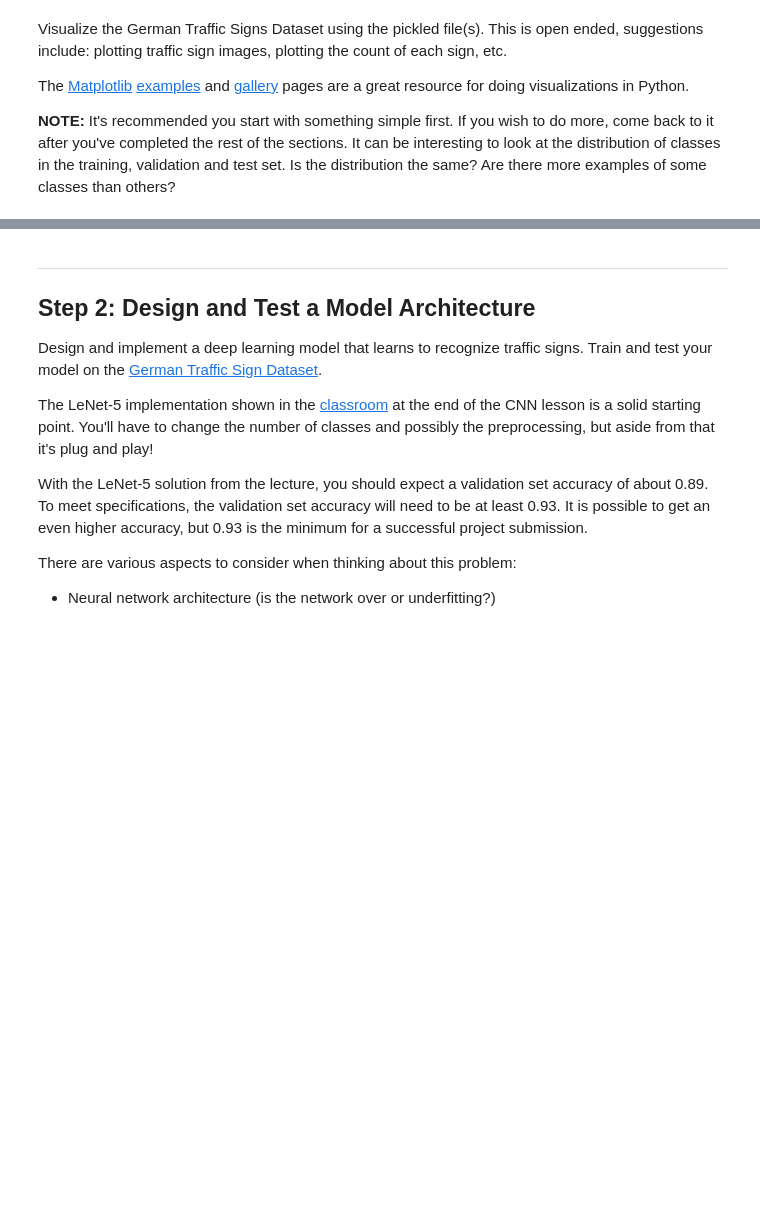
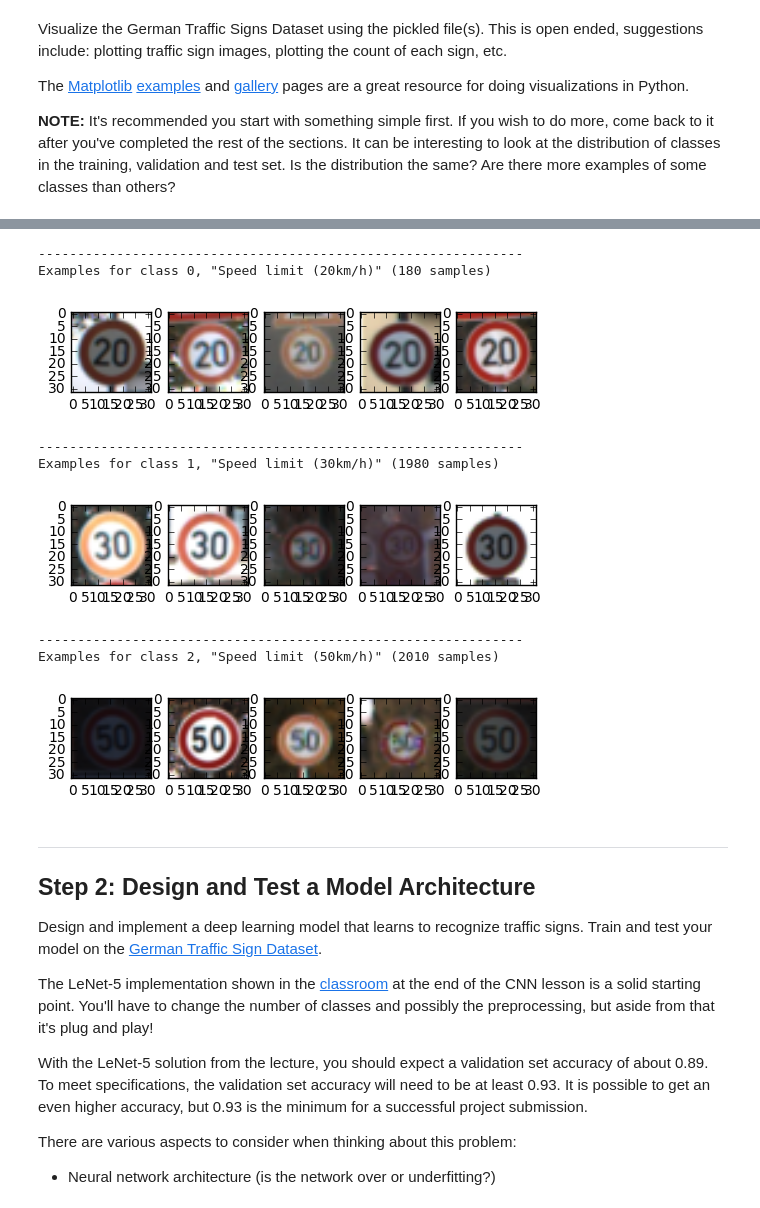
Before and after one commit to BernhardSchlegel/CarND-Traffic-Sign-Classifier-Project, a Jupyter notebook: Traffic_Sign_Classifier.ipynb, the cells around one changed output, grey strips where cells are left out. Cells and saved outputs as stored; diff of their text form; code cells hidden in the pictures; blank space fills up the shorter version.

```diff
--- a/Traffic_Sign_Classifier.ipynb
+++ b/Traffic_Sign_Classifier.ipynb
@@ -39,6 +39,20 @@ The [rubric](https://review.udacity.com/#!/rubrics/481/view) contains "Stand Out
 ### If you're on a GPU system
 - Install GPU support as described [here](https://www.tensorflow.org/install/#optional_install_cuda_gpus_on_linux)
 - Execute `pip install tensorflow-gpu`
+# %%
+import time
+# define Log function
+def log(text):
+    log(time.strftime('%Y.%m.%d, %H:%M:%S') + ': ' + text)
+
+def ping():
+    return datetime.datetime.now()
+
+def pong(dt):
+    now = datetime.datetime.now()
+    diff = now - dt
+    ms = round(diff.total_seconds()*1000)
+    return ms
 # %% [markdown]
 ---
 ## Step 0: Load The Data
@@ -119,6 +132,11 @@ Visualize the German Traffic Signs Dataset using the pickled file(s). This is op
 The [Matplotlib](http://matplotlib.org/) [examples](http://matplotlib.org/examples/index.html) and [gallery](http://matplotlib.org/gallery.html) pages are a great resource for doing visualizations in Python.
 
 **NOTE:** It's recommended you start with something simple first. If you wish to do more, come back to it after you've completed the rest of the sections. It can be interesting to look at the distribution of classes in the training, validation and test set. Is the distribution the same? Are there more examples of some classes than others?
+# %%
+import pandas as pd
+signnames = pd.DataFrame.from_csv('signnames.csv', index_col=None)
+def get_sign_name(sign_number):
+    return signnames[signnames['ClassId'] == sign_number].iloc[0,1]
 # %%
 ### Data exploration visualization code goes here.
 ### Feel free to use as many code cells as needed.
@@ -143,3 +200,15 @@ print(y_train[index])
+# %%
+plot_images_for_class(X_train, y_train)
+# %% [output]
+--------------------------------------------------------------
+Examples for class 0, "Speed limit (20km/h)" (180 samples)
+[figure, added]
+--------------------------------------------------------------
+Examples for class 1, "Speed limit (30km/h)" (1980 samples)
+[figure, added]
+--------------------------------------------------------------
+Examples for class 2, "Speed limit (50km/h)" (2010 samples)
+[figure, added]
 # %% [markdown]
 ----
 
```
Also changed, not shown: parts of 19 cells of this notebook, 1 other file.
